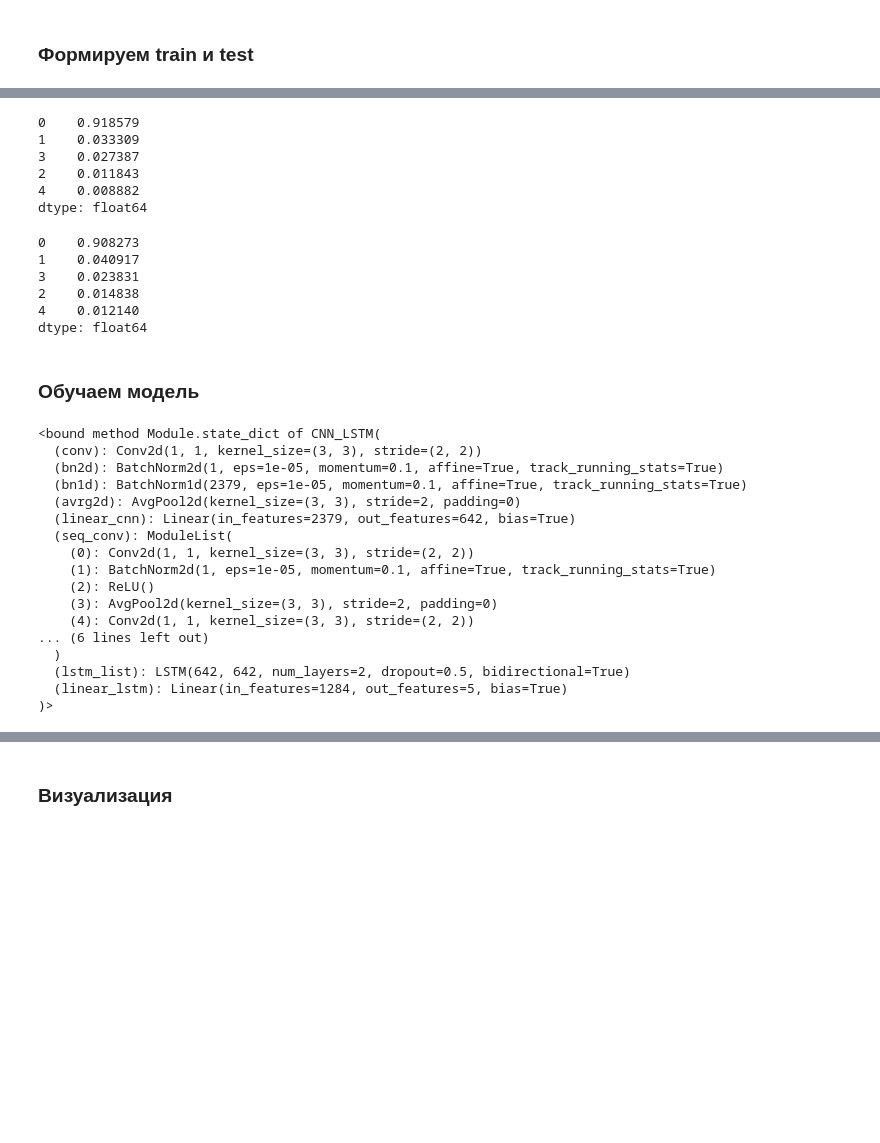
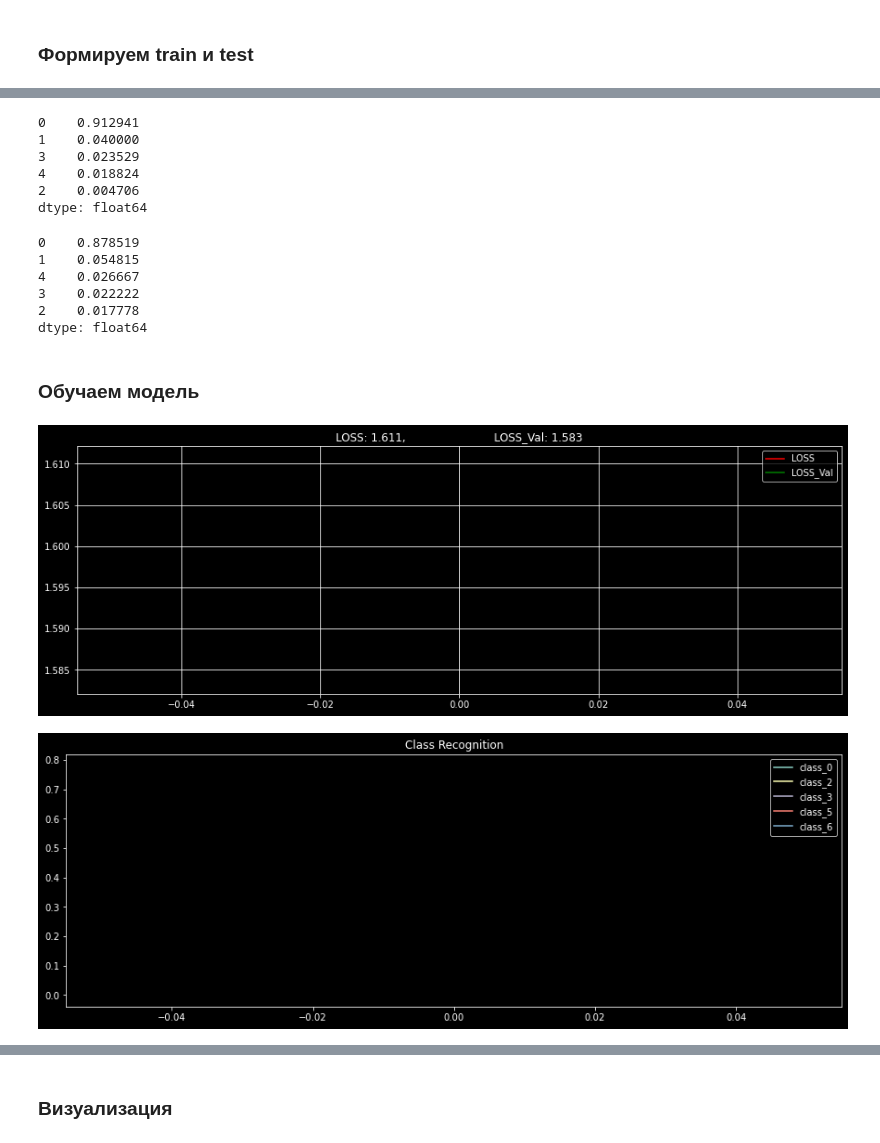
Before and after one commit to not-rdy/trainee, a Jupyter notebook: defectoscopy_RNN/defect2.ipynb, the cells around one changed output, grey strips where cells are left out. Drawn from its saved outputs; the diff is of its cells as text; code cells hidden in the pictures; blank space fills up the shorter version.

```diff
--- a/defectoscopy_RNN/defect2.ipynb
+++ b/defectoscopy_RNN/defect2.ipynb
@@ -402,9 +402,9 @@ class CNN_LSTM(nn.Module):
         self.hidden_layer_size = hidden_layer_size
         self.conv = nn.Conv2d(1, 1, (3,3), stride=2)
         self.bn2d = nn.BatchNorm2d(1)
-        self.bn1d = nn.BatchNorm1d(2379)
+        self.bn1d = nn.BatchNorm1d(1170)
         self.avrg2d = nn.AvgPool2d((3,3), stride=2)
-        self.linear_cnn = nn.Linear(2379, input_size)
+        self.linear_cnn = nn.Linear(1170, input_size)
 
         # CNN
         self.seq_conv = nn.ModuleList()
@@ -456,13 +456,13 @@ class CNN_LSTM(nn.Module):
 # %%
 train_x = []
 train_y = []
-for x, y in dataloader_train(1, n_files=200, window=1000, step=500):
+for x, y in dataloader_train(1, n_files=10, window=500, step=100):
     train_x.append(x)
     train_y.append(y)
 
 test_x = []
 test_y = []
-for x, y in dataloader_test(1, n_files=100, window=1000, step=500):
+for x, y in dataloader_test(1, n_files=5, window=500, step=100):
     test_x.append(x)
     test_y.append(y)
 # %%
@@ -486,54 +486,59 @@ dtype: int64
 # %%
 pd.Series([x.item() for x in train_y]).value_counts(normalize=True)
 # %% [output]
-0    0.918579
-1    0.033309
-3    0.027387
-2    0.011843
-4    0.008882
+0    0.912941
+1    0.040000
+3    0.023529
+4    0.018824
+2    0.004706
 dtype: float64
 # %%
 pd.Series([x.item() for x in test_y]).value_counts(normalize=True)
 # %% [output]
-0    0.908273
-1    0.040917
-3    0.023831
-2    0.014838
-4    0.012140
+0    0.878519
+1    0.054815
+4    0.026667
+3    0.022222
+2    0.017778
 dtype: float64
 # %% [markdown]
 ### Обучаем модель
 # %%
+torch.manual_seed(1411)
+# params
+device = torch.device("cuda:0" if torch.cuda.is_available() else "cpu")
+
 batch_size = 16
 lr = 1e-4 # 1e-6, *1e-4
-num_epochs = 5 # *10
+num_epochs = 1 # *10
 n_layers = 2 # *1
 input_size = 642
 hidden_layer_size = 642 # 300, 50, *10
 output_size = 5
 bidirectional = True
 dropout= 0.5 # 0.2
 
 model = CNN_LSTM(num_layers=n_layers, input_size=input_size,
              hidden_layer_size=hidden_layer_size, output_size=output_size,
              bidirectional=bidirectional, dropout=dropout)
 
-model.state_dict
+dataloader = RNNData(train_x=train_x, train_y=train_y,
+                     test_x=test_x, test_y=test_y,
+                     batch_size=batch_size)
+
+optimizer = optim.Adam(model.parameters(), lr=lr)
+
+w0 = (1-0.918579)/0.918579
+w1 = (1-0.033309)/0.033309
+w2 = (1-0.011843)/0.011843
+w3 = (1-0.027387)/0.027387
+w4 = (1-0.008882)/0.008882
+w = torch.tensor([w0, w1, w2, w3, w4], dtype=torch.float32)
+loss_func = nn.CrossEntropyLoss(weight=w)
+
+train_pipeline(model=model, dataloader=dataloader, optimizer=optimizer,
+               loss_func=loss_func, num_epochs=num_epochs, num_layers=n_layers,
+               bidirectional=bidirectional)
 # %% [output]
-<bound method Module.state_dict of CNN_LSTM(
-  (conv): Conv2d(1, 1, kernel_size=(3, 3), stride=(2, 2))
-  (bn2d): BatchNorm2d(1, eps=1e-05, momentum=0.1, affine=True, track_running_stats=True)
-  (bn1d): BatchNorm1d(2379, eps=1e-05, momentum=0.1, affine=True, track_running_stats=True)
-  (avrg2d): AvgPool2d(kernel_size=(3, 3), stride=2, padding=0)
-  (linear_cnn): Linear(in_features=2379, out_features=642, bias=True)
-  (seq_conv): ModuleList(
-    (0): Conv2d(1, 1, kernel_size=(3, 3), stride=(2, 2))
-    (1): BatchNorm2d(1, eps=1e-05, momentum=0.1, affine=True, track_running_stats=True)
-    (2): ReLU()
-    (3): AvgPool2d(kernel_size=(3, 3), stride=2, padding=0)
-    (4): Conv2d(1, 1, kernel_size=(3, 3), stride=(2, 2))
-... (6 lines left out)
-  )
-  (lstm_list): LSTM(642, 642, num_layers=2, dropout=0.5, bidirectional=True)
-  (linear_lstm): Linear(in_features=1284, out_features=5, bias=True)
-)>
+[figure, added]
+[figure, added]
```
Also changed, not shown: parts of 12 cells of this notebook, 8 other files.
